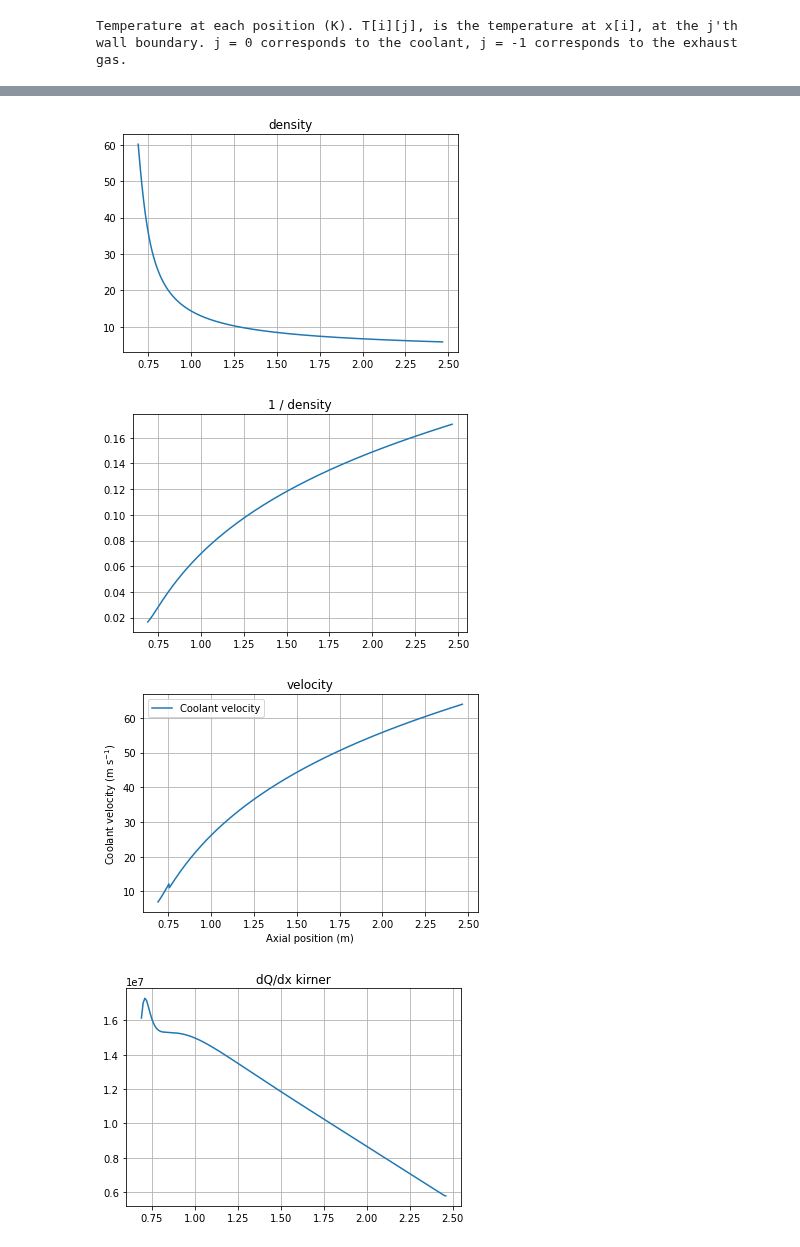
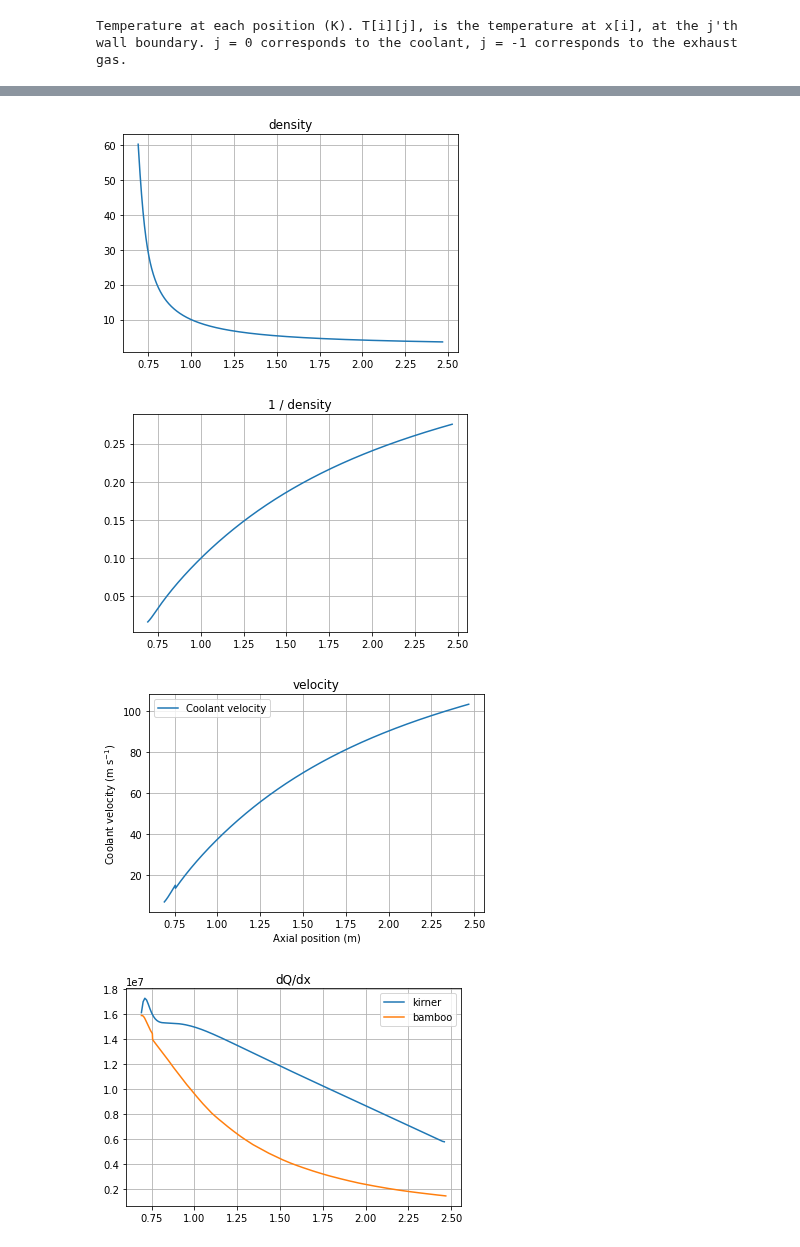
Before and after one commit to cuspaceflight/bamboo, a Jupyter notebook: validation/Vulcain Nozzle Extension.ipynb, the cells around one changed output, grey strips where cells are left out. Cells and saved outputs as stored; diff of their text form; code cells hidden in the pictures.

Commit message:
Added correction for spiral angle in cooling jacket - very confusing
This is quite weird, but I think it's correct, and seems to fix the problem with the Vulcain Nozzle Extension results

```diff
--- a/validation/Vulcain Nozzle Extension.ipynb
+++ b/validation/Vulcain Nozzle Extension.ipynb
@@ -180,7 +180,7 @@ engine = bam.Engine(perfect_gas = perfect_gas,
                     h_coolant_sf = 1.3)
 # %%
 # Run simulation
-bamboo_results = engine.steady_heating_analysis(counterflow = False)
+bamboo_results = engine.steady_heating_analysis(counterflow = False, num_grid = 2000)
 engine.plot()
 plt.title("Bamboo Engine Geometry")
 plt.show()
@@ -449,13 +448,15 @@ bam.plot.plot_coolant_velocity(bamboo_results)
 plt.title("velocity")
 plt.show()
 # %% [output]
-[figure, old version]
+[figure, new version]
-[figure, old version]
+[figure, new version]
-[figure, old version]
+[figure, new version]
 # %%
-plt.plot(x_kirner, dQ_dx_kirner)
-plt.title("dQ/dx kirner")
+plt.plot(x_kirner, dQ_dx_kirner, label = "kirner")
+plt.plot(bamboo_results["x"], bamboo_results["dQ_dx"], label = "bamboo")
+plt.title("dQ/dx")
 plt.grid()
+plt.legend()
 plt.show()
 # %% [output]
-[figure, old version]
+[figure, new version]
```
Also changed, not shown: parts of 6 cells of this notebook, 2 other files.
